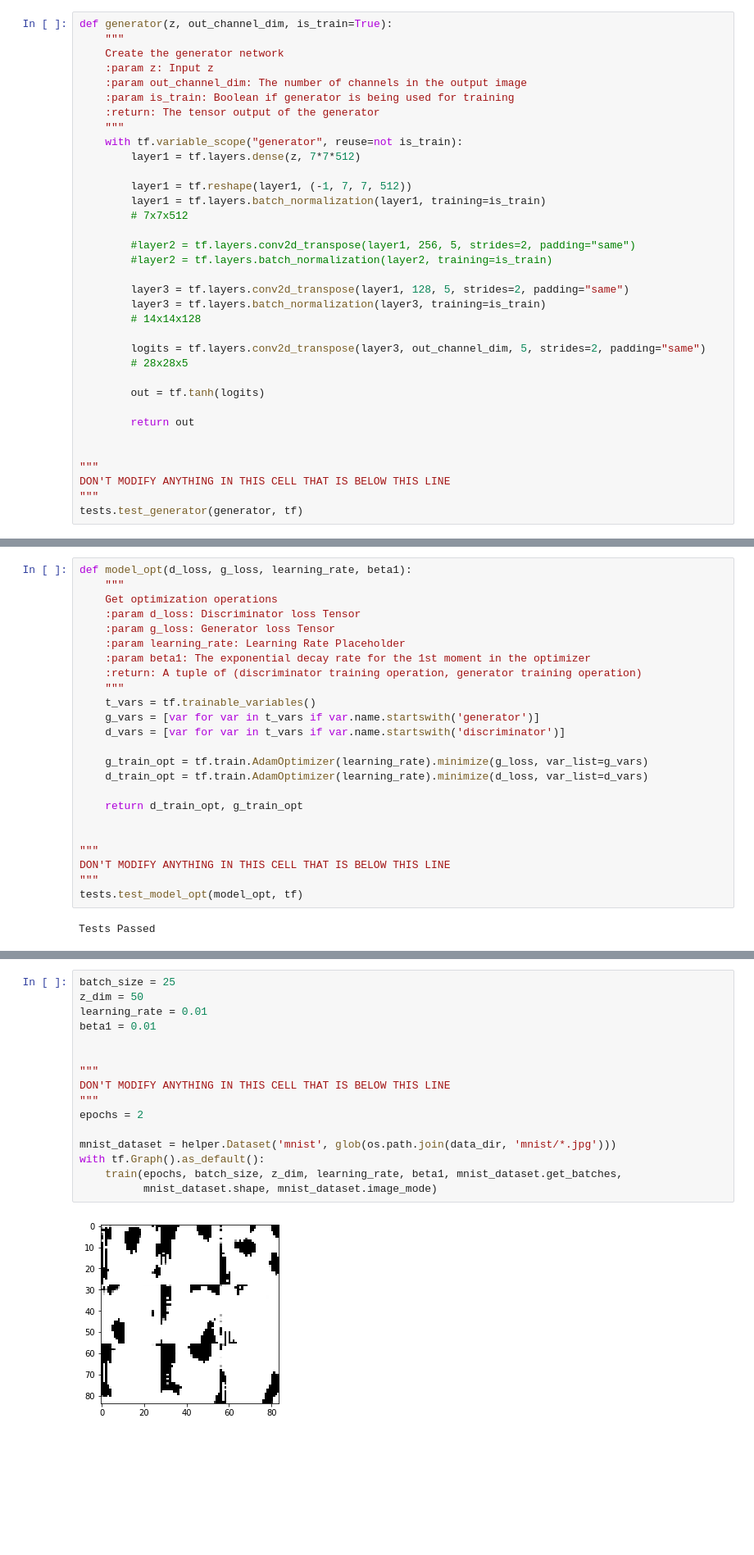
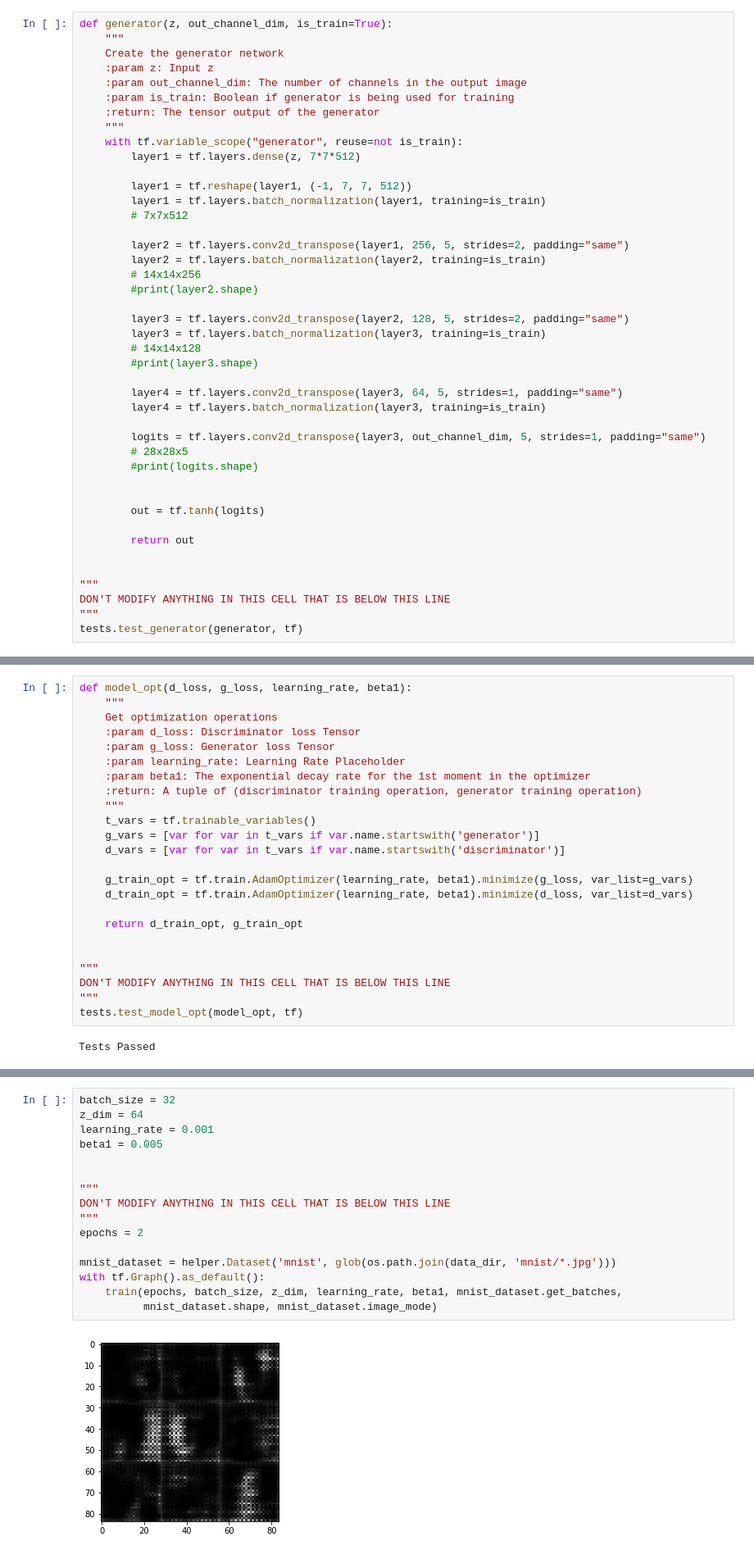
Before and after one commit to bringingkatigbak/GAN-face-generator, a Jupyter notebook: dlnd_face_generation.ipynb, the cells around one changed output, grey strips where cells are left out. Shown at 82% size. Drawn from its saved outputs; the diff is of its cells as text; blank space fills up the shorter version.

```diff
--- a/dlnd_face_generation.ipynb
+++ b/dlnd_face_generation.ipynb
@@ -192,15 +192,23 @@ def generator(z, out_channel_dim, is_train=True):
         layer1 = tf.layers.batch_normalization(layer1, training=is_train)
         # 7x7x512
 
-        #layer2 = tf.layers.conv2d_transpose(layer1, 256, 5, strides=2, padding="same")
-        #layer2 = tf.layers.batch_normalization(layer2, training=is_train)
+        layer2 = tf.layers.conv2d_transpose(layer1, 256, 5, strides=2, padding="same")
+        layer2 = tf.layers.batch_normalization(layer2, training=is_train)
+        # 14x14x256
+        #print(layer2.shape)
 
-        layer3 = tf.layers.conv2d_transpose(layer1, 128, 5, strides=2, padding="same")
+        layer3 = tf.layers.conv2d_transpose(layer2, 128, 5, strides=2, padding="same")
         layer3 = tf.layers.batch_normalization(layer3, training=is_train)
         # 14x14x128
+        #print(layer3.shape)
 
-        logits = tf.layers.conv2d_transpose(layer3, out_channel_dim, 5, strides=2, padding="same")
+        layer4 = tf.layers.conv2d_transpose(layer3, 64, 5, strides=1, padding="same")
+        layer4 = tf.layers.batch_normalization(layer3, training=is_train)
+
+        logits = tf.layers.conv2d_transpose(layer3, out_channel_dim, 5, strides=1, padding="same")
         # 28x28x5
+        #print(logits.shape)
+
 
         out = tf.tanh(logits)
 
@@ -271,8 +279,8 @@ def model_opt(d_loss, g_loss, learning_rate, beta1):
     g_vars = [var for var in t_vars if var.name.startswith('generator')]
     d_vars = [var for var in t_vars if var.name.startswith('discriminator')]
 
-    g_train_opt = tf.train.AdamOptimizer(learning_rate).minimize(g_loss, var_list=g_vars)
-    d_train_opt = tf.train.AdamOptimizer(learning_rate).minimize(d_loss, var_list=d_vars)
+    g_train_opt = tf.train.AdamOptimizer(learning_rate, beta1).minimize(g_loss, var_list=g_vars)
+    d_train_opt = tf.train.AdamOptimizer(learning_rate, beta1).minimize(d_loss, var_list=d_vars)
 
     return d_train_opt, g_train_opt
 
@@ -374,20 +382,20 @@ def train(epoch_count, batch_size, z_dim, learning_rate, beta1, get_batches, dat
 ### MNIST
 Test your GANs architecture on MNIST.  After 2 epochs, the GANs should be able to generate images that look like handwritten digits.  Make sure the loss of the generator is lower than the loss of the discriminator or close to 0.
 # %%
-batch_size = 25
-z_dim = 50
-learning_rate = 0.01
-beta1 = 0.01
+batch_size = 32
+z_dim = 64
+learning_rate = 0.001
+beta1 = 0.005
 
 
 """
 DON'T MODIFY ANYTHING IN THIS CELL THAT IS BELOW THIS LINE
 """
 epochs = 2
 
 mnist_dataset = helper.Dataset('mnist', glob(os.path.join(data_dir, 'mnist/*.jpg')))
 with tf.Graph().as_default():
     train(epochs, batch_size, z_dim, learning_rate, beta1, mnist_dataset.get_batches,
           mnist_dataset.shape, mnist_dataset.image_mode)
 # %% [output]
-[figure, old version]
+[figure, new version]
```
Also changed, not shown: parts of 1 cell of this notebook.
